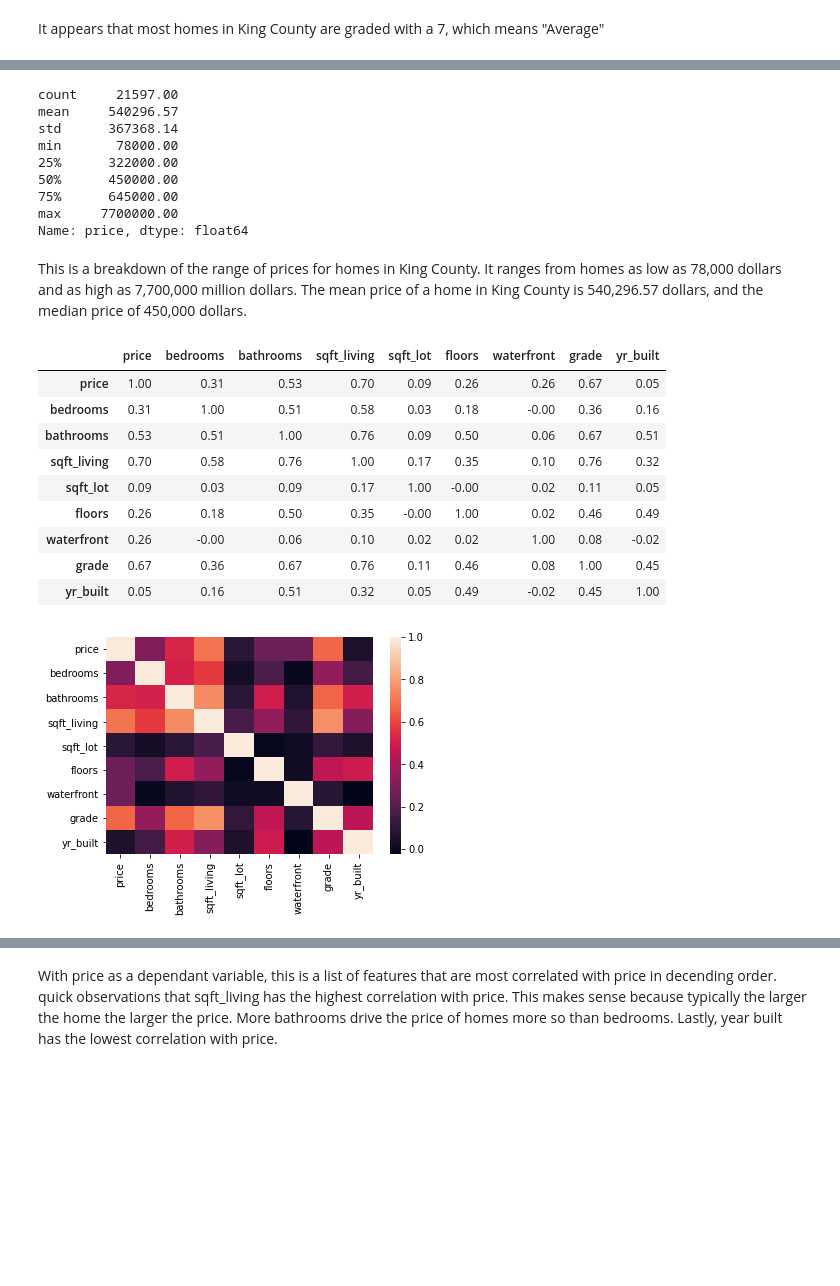
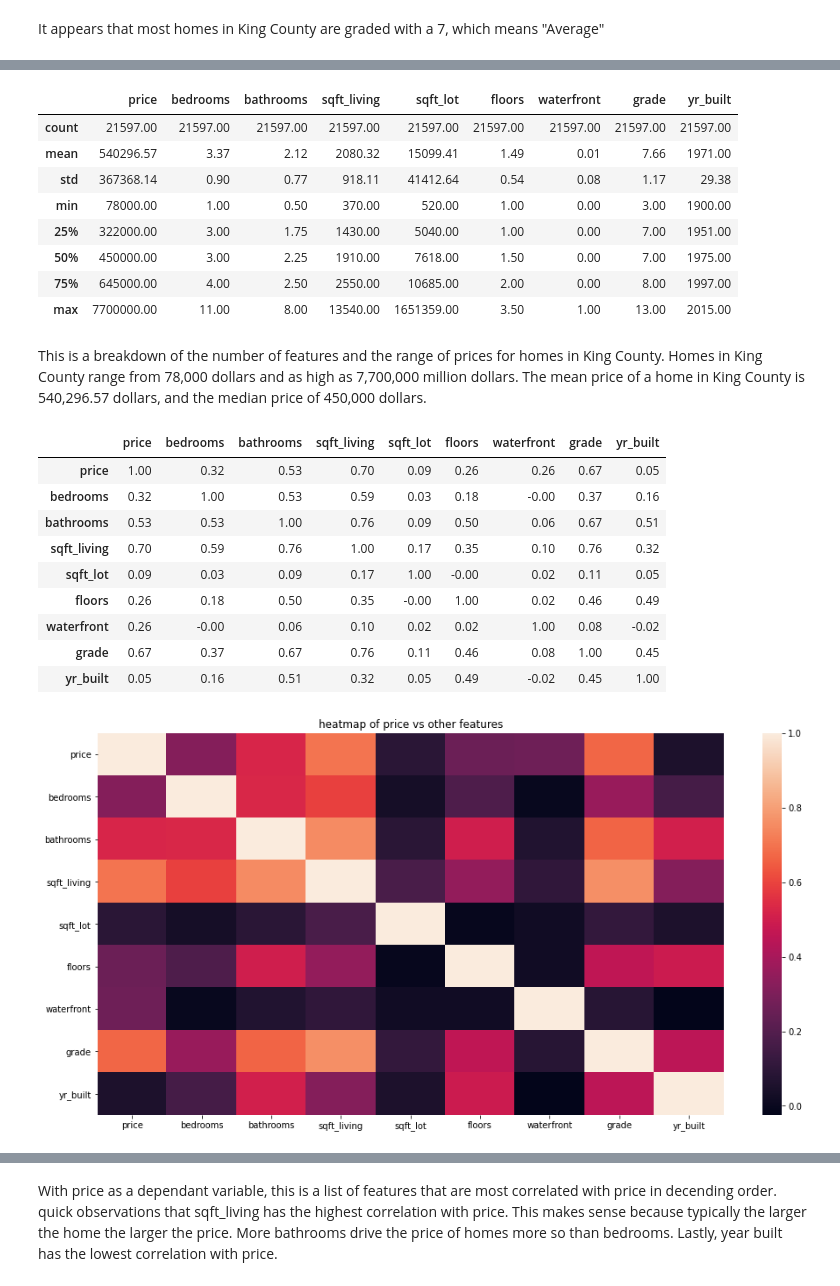
Before and after one commit to MHolthouser1024/Phase-2-housing-project, a Jupyter notebook: king_county_notebook.ipynb, the cells around one changed output, grey strips where cells are left out. Cells and saved outputs as stored; diff of their text form; code cells hidden in the pictures; blank space fills up the shorter version.

```diff
--- a/king_county_notebook.ipynb
+++ b/king_county_notebook.ipynb
@@ -178,0 +204,4 @@ It appears that most homes in King County are graded with a 7, which means "Aver
+# %%
+# Replace outlier value of 33 to 3 and check value counts (Code assistance from Vincent Welsh)
+housing_data.replace({'bedrooms': {33: 3}}, inplace=True)
+housing_data['bedrooms'].value_counts()
@@ -179,36 +221,39 @@ It appears that most homes in King County are graded with a 7, which means "Aver
 # %%
-housing_data.price.describe()
+housing_data.describe()
 # %% [output]
-count     21597.00
-mean     540296.57
-std      367368.14
-min       78000.00
-25%      322000.00
-50%      450000.00
-75%      645000.00
-max     7700000.00
-Name: price, dtype: float64
+|  | price | bedrooms | bathrooms | sqft_living | sqft_lot | floors | waterfront | grade | yr_built |
+| count | 21597.00 | 21597.00 | 21597.00 | 21597.00 | 21597.00 | 21597.00 | 21597.00 | 21597.00 | 21597.00 |
+| mean | 540296.57 | 3.37 | 2.12 | 2080.32 | 15099.41 | 1.49 | 0.01 | 7.66 | 1971.00 |
+| std | 367368.14 | 0.90 | 0.77 | 918.11 | 41412.64 | 0.54 | 0.08 | 1.17 | 29.38 |
+| min | 78000.00 | 1.00 | 0.50 | 370.00 | 520.00 | 1.00 | 0.00 | 3.00 | 1900.00 |
+| 25% | 322000.00 | 3.00 | 1.75 | 1430.00 | 5040.00 | 1.00 | 0.00 | 7.00 | 1951.00 |
+| 50% | 450000.00 | 3.00 | 2.25 | 1910.00 | 7618.00 | 1.50 | 0.00 | 7.00 | 1975.00 |
+| 75% | 645000.00 | 4.00 | 2.50 | 2550.00 | 10685.00 | 2.00 | 0.00 | 8.00 | 1997.00 |
+| max | 7700000.00 | 11.00 | 8.00 | 13540.00 | 1651359.00 | 3.50 | 1.00 | 13.00 | 2015.00 |
 # %% [markdown]
-This is a breakdown of the range of prices for homes in King County. It ranges from homes as low as 78,000 dollars and as high as 7,700,000 million dollars. The mean price of a home in King County is 540,296.57 dollars, and the median price of 450,000 dollars.
+This is a breakdown of the number of features and the range of prices for homes in King County. Homes in King County range from 78,000 dollars and as high as 7,700,000 million dollars. The mean price of a home in King County is 540,296.57 dollars, and the median price of 450,000 dollars.
 # %%
 # Check the correlation of the variables using the .corr() Dataframe method
 housing_data.corr()
 # %% [output]
 |  | price | bedrooms | bathrooms | sqft_living | sqft_lot | floors | waterfront | grade | yr_built |
-| price | 1.00 | 0.31 | 0.53 | 0.70 | 0.09 | 0.26 | 0.26 | 0.67 | 0.05 |
-| bedrooms | 0.31 | 1.00 | 0.51 | 0.58 | 0.03 | 0.18 | -0.00 | 0.36 | 0.16 |
-| bathrooms | 0.53 | 0.51 | 1.00 | 0.76 | 0.09 | 0.50 | 0.06 | 0.67 | 0.51 |
-| sqft_living | 0.70 | 0.58 | 0.76 | 1.00 | 0.17 | 0.35 | 0.10 | 0.76 | 0.32 |
+| price | 1.00 | 0.32 | 0.53 | 0.70 | 0.09 | 0.26 | 0.26 | 0.67 | 0.05 |
+| bedrooms | 0.32 | 1.00 | 0.53 | 0.59 | 0.03 | 0.18 | -0.00 | 0.37 | 0.16 |
+| bathrooms | 0.53 | 0.53 | 1.00 | 0.76 | 0.09 | 0.50 | 0.06 | 0.67 | 0.51 |
+| sqft_living | 0.70 | 0.59 | 0.76 | 1.00 | 0.17 | 0.35 | 0.10 | 0.76 | 0.32 |
 | sqft_lot | 0.09 | 0.03 | 0.09 | 0.17 | 1.00 | -0.00 | 0.02 | 0.11 | 0.05 |
 | floors | 0.26 | 0.18 | 0.50 | 0.35 | -0.00 | 1.00 | 0.02 | 0.46 | 0.49 |
 | waterfront | 0.26 | -0.00 | 0.06 | 0.10 | 0.02 | 0.02 | 1.00 | 0.08 | -0.02 |
-| grade | 0.67 | 0.36 | 0.67 | 0.76 | 0.11 | 0.46 | 0.08 | 1.00 | 0.45 |
+| grade | 0.67 | 0.37 | 0.67 | 0.76 | 0.11 | 0.46 | 0.08 | 1.00 | 0.45 |
 | yr_built | 0.05 | 0.16 | 0.51 | 0.32 | 0.05 | 0.49 | -0.02 | 0.45 | 1.00 |
 # %%
 # Use the .heatmap method to depict the relationship visually
+plt.figure(figsize=(16,8))
 sns.heatmap(housing_data.corr());
+plt.title('heatmap of price vs other features')
+plt.show()
 # %% [output]
-[figure, old version]
+[figure, new version]
 # %%
 # Let's look at the correlation with 'price' (or dependant variable) in particular.
 price_corr =  housing_data.corr()['price'].map(abs).sort_values(ascending=False)
```
Also changed, not shown: parts of 6 cells of this notebook.
